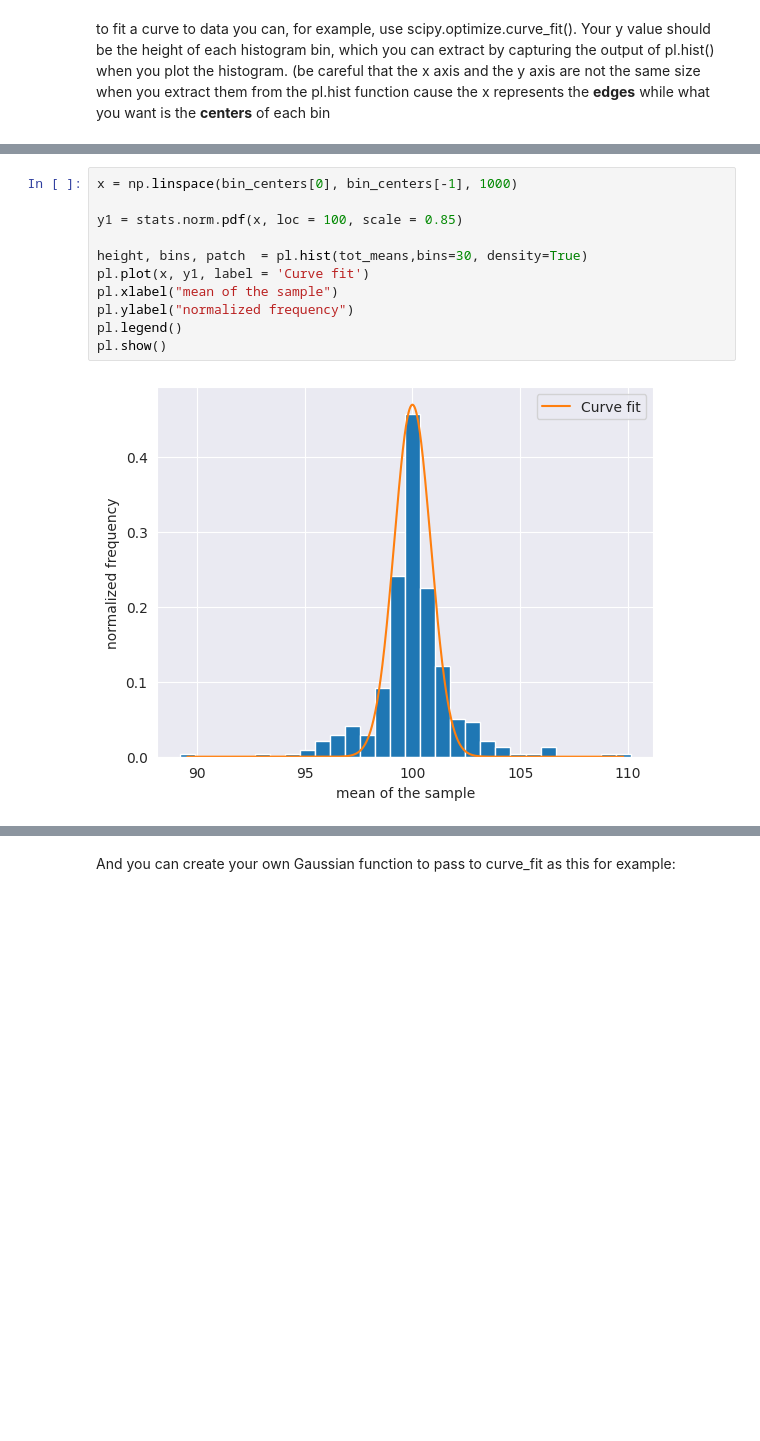
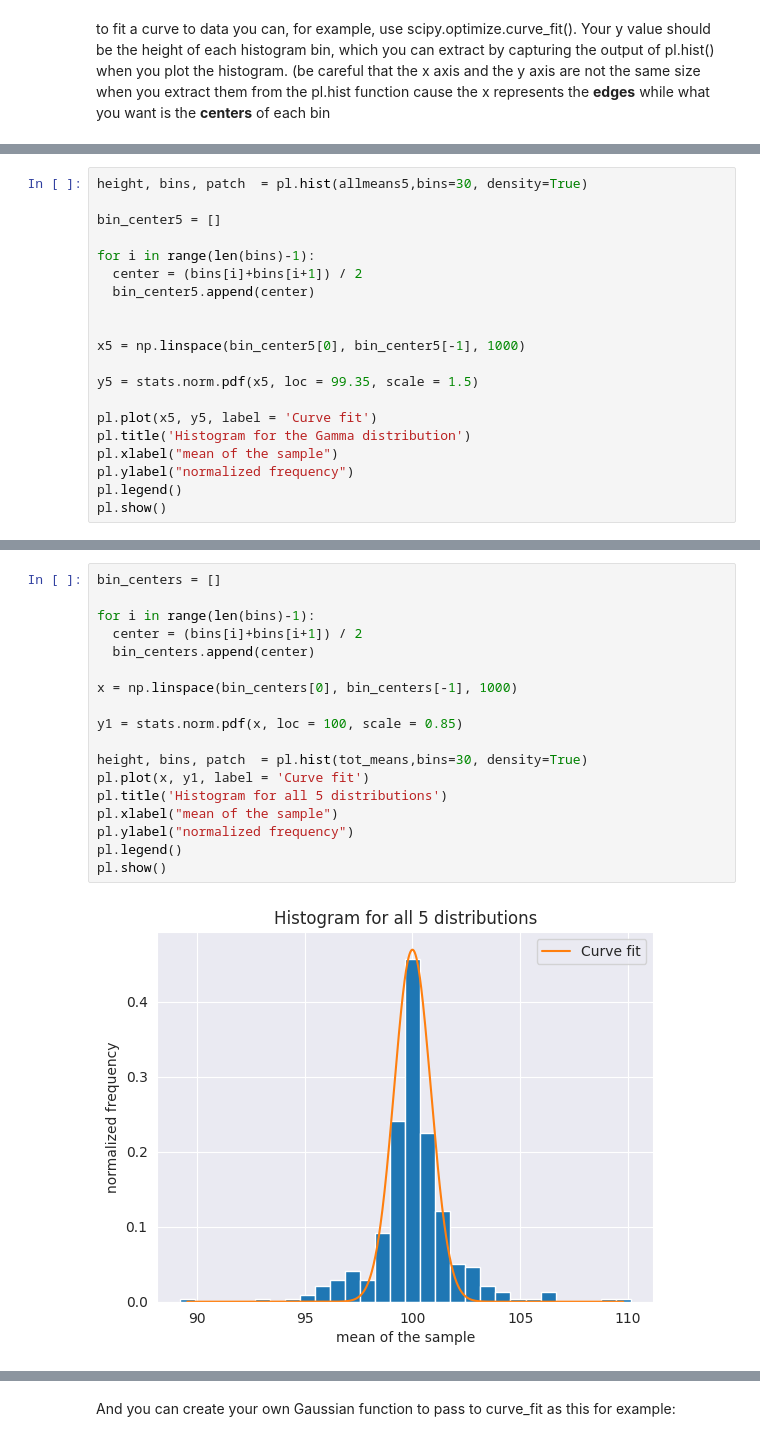
Before and after one commit to szsavery/DSPS_SSavery, a Jupyter notebook: HW2/CentralLimitTheorem_Savery.ipynb, the cells around one changed output, grey strips where cells are left out. Drawn from its saved outputs; the diff is of its cells as text; blank space fills up the shorter version.

```diff
--- a/HW2/CentralLimitTheorem_Savery.ipynb
+++ b/HW2/CentralLimitTheorem_Savery.ipynb
@@ -453,0 +540,20 @@ print(bin_centers)
+# %%
+height, bins, patch  = pl.hist(allmeans5,bins=30, density=True)
+
+bin_center5 = []
+
+for i in range(len(bins)-1):
+  center = (bins[i]+bins[i+1]) / 2
+  bin_center5.append(center)
+
+
+x5 = np.linspace(bin_center5[0], bin_center5[-1], 1000)
+
+y5 = stats.norm.pdf(x5, loc = 99.35, scale = 1.5)
+
+pl.plot(x5, y5, label = 'Curve fit')
+pl.title('Histogram for the Gamma distribution')
+pl.xlabel("mean of the sample")
+pl.ylabel("normalized frequency")
+pl.legend()
+pl.show()
@@ -454,13 +566,20 @@ print(bin_centers)
 # %%
+bin_centers = []
+
+for i in range(len(bins)-1):
+  center = (bins[i]+bins[i+1]) / 2
+  bin_centers.append(center)
+
 x = np.linspace(bin_centers[0], bin_centers[-1], 1000)
 
 y1 = stats.norm.pdf(x, loc = 100, scale = 0.85)
 
 height, bins, patch  = pl.hist(tot_means,bins=30, density=True)
 pl.plot(x, y1, label = 'Curve fit')
+pl.title('Histogram for all 5 distributions')
 pl.xlabel("mean of the sample")
 pl.ylabel("normalized frequency")
 pl.legend()
 pl.show()
 # %% [output]
-[figure, old version]
+[figure, new version]
```
Also changed, not shown: parts of 14 cells of this notebook.
